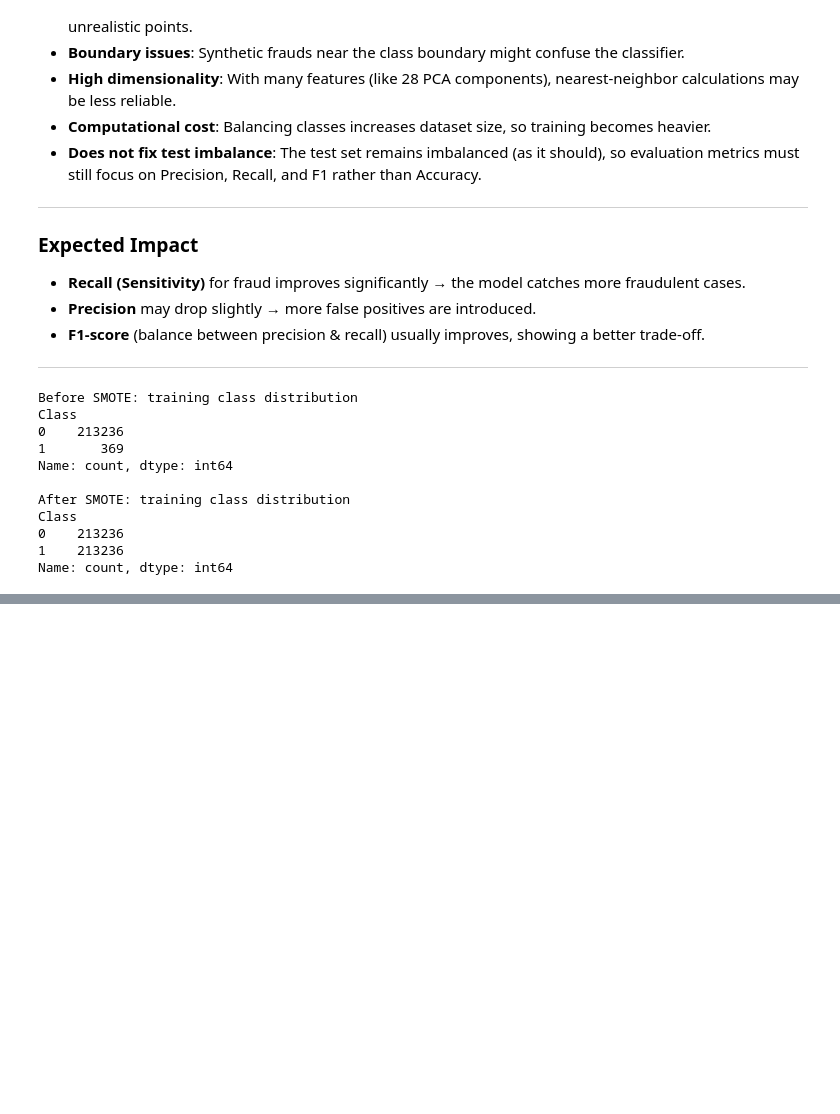
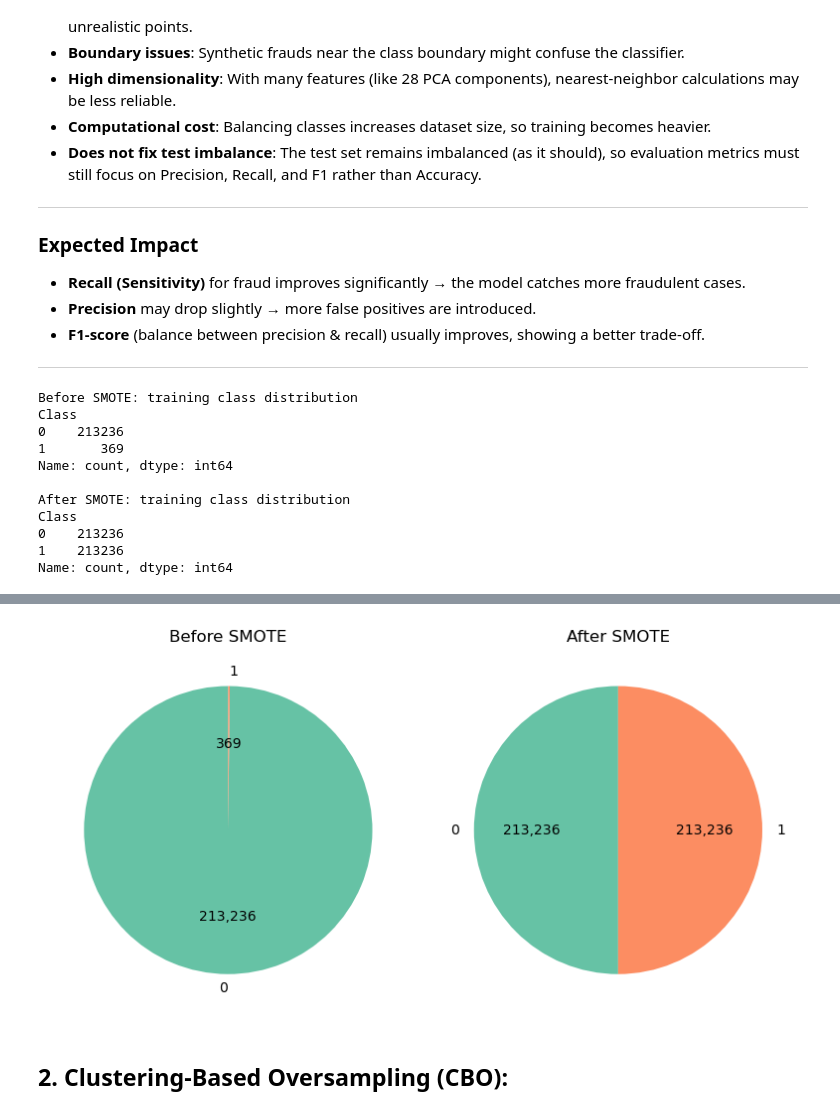
Before and after one commit to neer-patel-11/DAL_3, a Jupyter notebook: DA25M021_DAL_3.ipynb, the cells around one changed output, grey strips where cells are left out. Saved outputs shown, nothing was run; the diff lists cells and outputs as text; code cells hidden in the pictures; blank space fills up the shorter version.

```diff
--- a/DA25M021_DAL_3.ipynb
+++ b/DA25M021_DAL_3.ipynb
@@ -680,0 +304,34 @@ plt.show()
+# %%
+fig, ax = plt.subplots(1, 2, figsize=(8,4))
+
+def absolute_count(values):
+    total = sum(values)
+    def formatter(pct):
+        count = int(round(pct * total / 100.0))
+        return f"{count:,d}"
+    return formatter
+
+ax[0].pie(
+    y_train.value_counts(),
+    labels=y_train.value_counts().index,
+    autopct=absolute_count(y_train.value_counts()),
+    startangle=90,
+    colors=["#66c2a5", "#fc8d62"]
+)
+ax[0].set_title("Before SMOTE")
+
+ax[1].pie(
+    y_train_smote.value_counts(),
+    labels=y_train_smote.value_counts().index,
+    autopct=absolute_count(y_train_smote.value_counts()),
+    startangle=90,
+    colors=["#66c2a5", "#fc8d62"]
+)
+ax[1].set_title("After SMOTE")
+
+plt.tight_layout()
+plt.show()
+# %% [output]
+[figure, added]
+# %% [markdown]
+## 2. Clustering-Based Oversampling (CBO):
```
Also changed, not shown: parts of 33 cells of this notebook.
